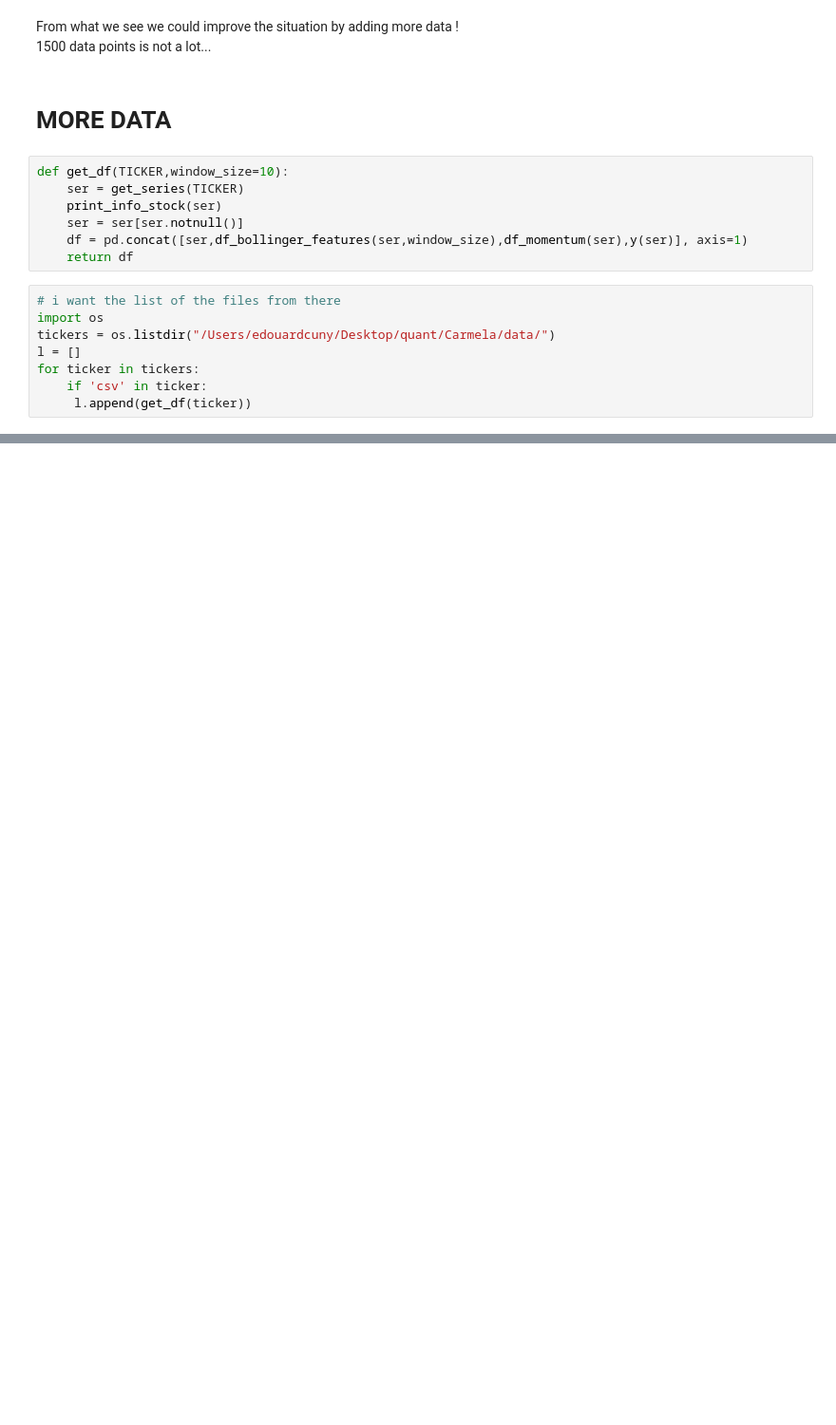
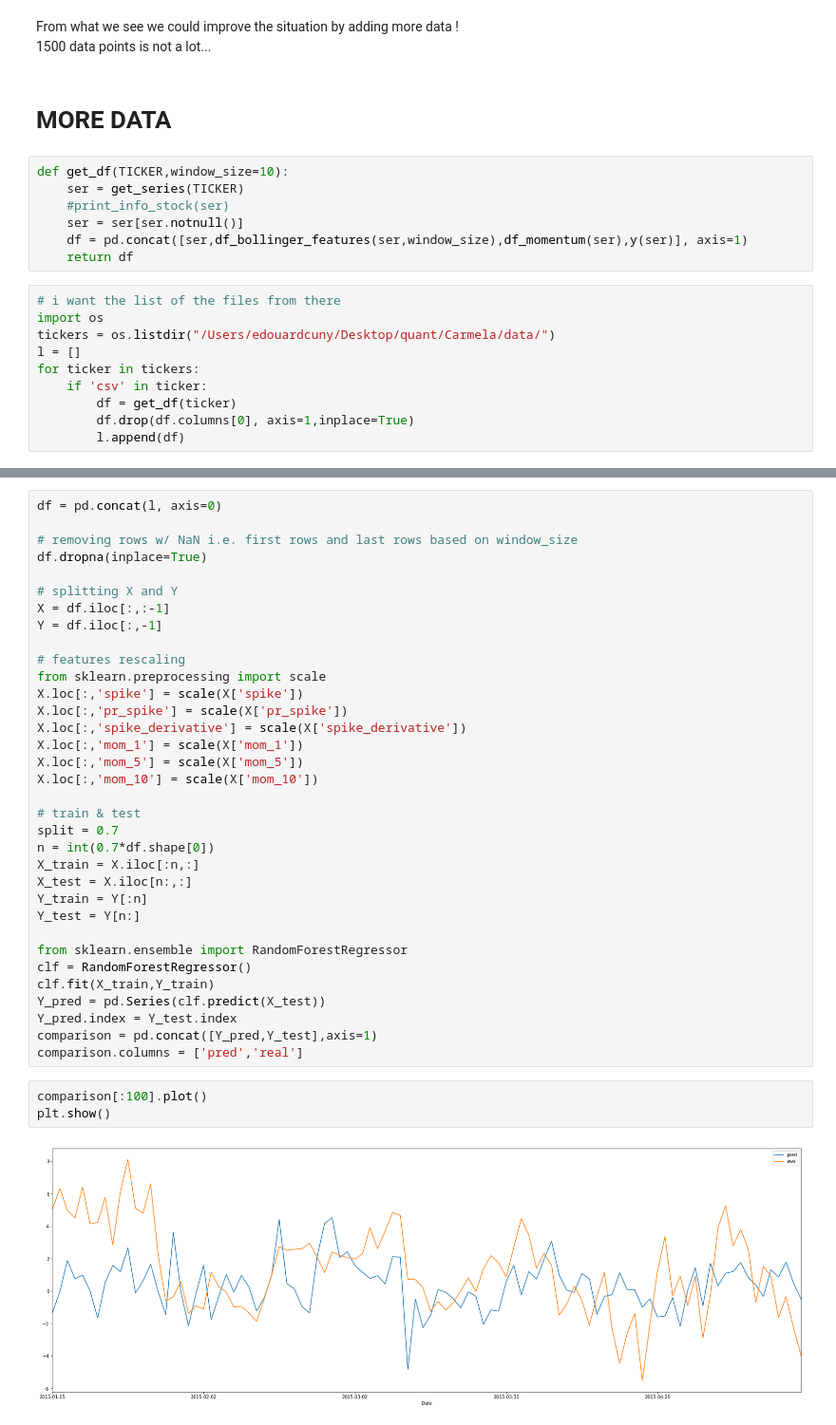
Before and after one commit to edouardcuny/quant, a Jupyter notebook: Carmela/playing.ipynb, the cells around one changed output, grey strips where cells are left out. Shown at 95% size. Drawn from its saved outputs; the diff is of its cells as text; blank space fills up the shorter version.

```diff
--- a/Carmela/playing.ipynb
+++ b/Carmela/playing.ipynb
@@ -319,7 +319,7 @@ From what we see we could improve the situation by adding more data ! <br>
 # %%
 def get_df(TICKER,window_size=10):
     ser = get_series(TICKER)
-    print_info_stock(ser)
+    #print_info_stock(ser)
     ser = ser[ser.notnull()]
     df = pd.concat([ser,df_bollinger_features(ser,window_size),df_momentum(ser),y(ser)], axis=1)
     return df
@@ -330,4 +330,6 @@ tickers = os.listdir("/Users/edouardcuny/Desktop/quant/Carmela/data/")
 l = []
 for ticker in tickers:
     if 'csv' in ticker:
-     l.append(get_df(ticker))
+        df = get_df(ticker)
+        df.drop(df.columns[0], axis=1,inplace=True)
+        l.append(df)
@@ -371,0 +336,39 @@ null     : 1
+# %%
+df = pd.concat(l, axis=0)
+
+# removing rows w/ NaN i.e. first rows and last rows based on window_size
+df.dropna(inplace=True)
+
+# splitting X and Y
+X = df.iloc[:,:-1]
+Y = df.iloc[:,-1]
+
+# features rescaling
+from sklearn.preprocessing import scale
+X.loc[:,'spike'] = scale(X['spike'])
+X.loc[:,'pr_spike'] = scale(X['pr_spike'])
+X.loc[:,'spike_derivative'] = scale(X['spike_derivative'])
+X.loc[:,'mom_1'] = scale(X['mom_1'])
+X.loc[:,'mom_5'] = scale(X['mom_5'])
+X.loc[:,'mom_10'] = scale(X['mom_10'])
+
+# train & test
+split = 0.7
+n = int(0.7*df.shape[0])
+X_train = X.iloc[:n,:]
+X_test = X.iloc[n:,:]
+Y_train = Y[:n]
+Y_test = Y[n:]
+
+from sklearn.ensemble import RandomForestRegressor
+clf = RandomForestRegressor()
+clf.fit(X_train,Y_train)
+Y_pred = pd.Series(clf.predict(X_test))
+Y_pred.index = Y_test.index
+comparison = pd.concat([Y_pred,Y_test],axis=1)
+comparison.columns = ['pred','real']
+# %%
+comparison[:100].plot()
+plt.show()
+# %% [output]
+[figure, added]
```
Also changed, not shown: parts of 8 cells of this notebook, 1 other file.
